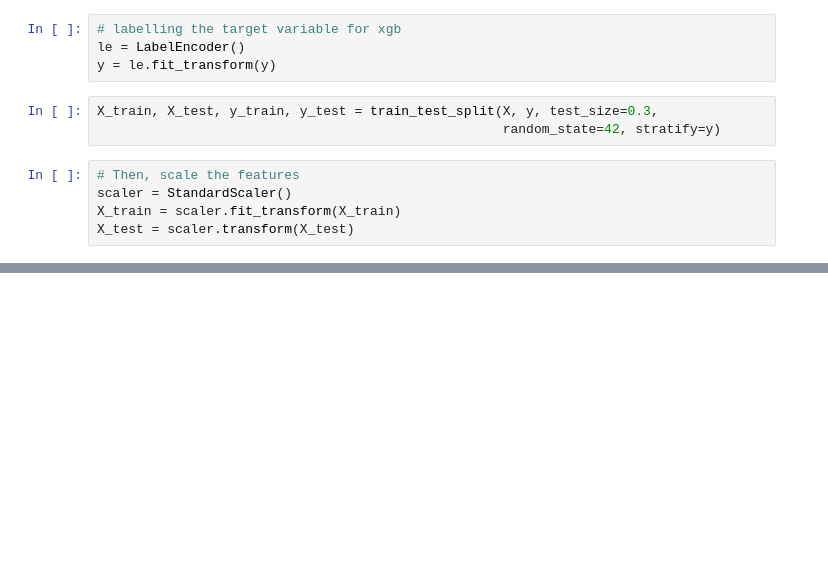
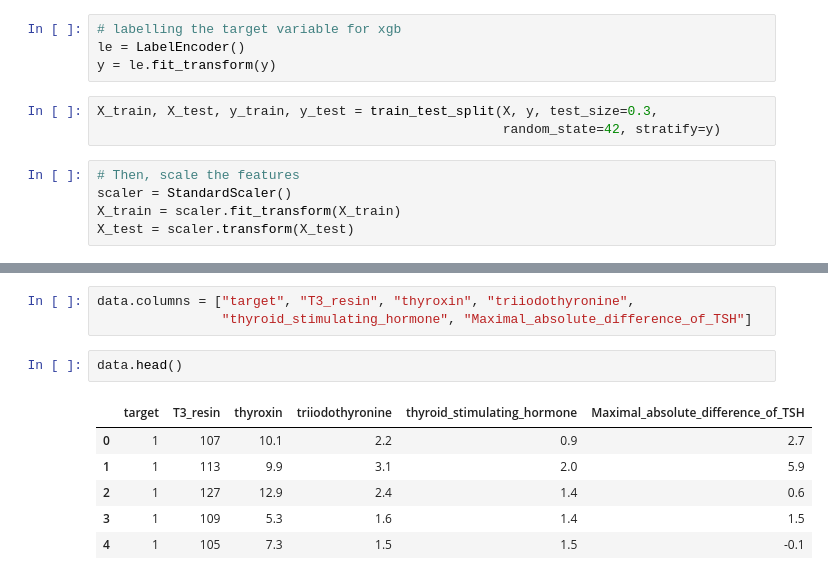
Before and after one commit to katerina2901/Multi_class_imbalanced_data_classifcation, a Jupyter notebook: datasets/Datasets_preprocessing.ipynb, the cells around one changed output, grey strips where cells are left out. Cells and saved outputs as stored; diff of their text form; blank space fills up the shorter version.

```diff
--- a/datasets/Datasets_preprocessing.ipynb
+++ b/datasets/Datasets_preprocessing.ipynb
@@ -1105,0 +1119,12 @@ X_test = scaler.transform(X_test)
+# %%
+data.columns = ["target", "T3_resin", "thyroxin", "triiodothyronine",
+                "thyroid_stimulating_hormone", "Maximal_absolute_difference_of_TSH"]
+# %%
+data.head()
+# %% [output]
+|  | target | T3_resin | thyroxin | triiodothyronine | thyroid_stimulating_hormone | Maximal_absolute_difference_of_TSH |
+| 0 | 1 | 107 | 10.1 | 2.2 | 0.9 | 2.7 |
+| 1 | 1 | 113 | 9.9 | 3.1 | 2.0 | 5.9 |
+| 2 | 1 | 127 | 12.9 | 2.4 | 1.4 | 0.6 |
+| 3 | 1 | 109 | 5.3 | 1.6 | 1.4 | 1.5 |
+| 4 | 1 | 105 | 7.3 | 1.5 | 1.5 | -0.1 |
```
Also changed, not shown: parts of 17 cells of this notebook.
